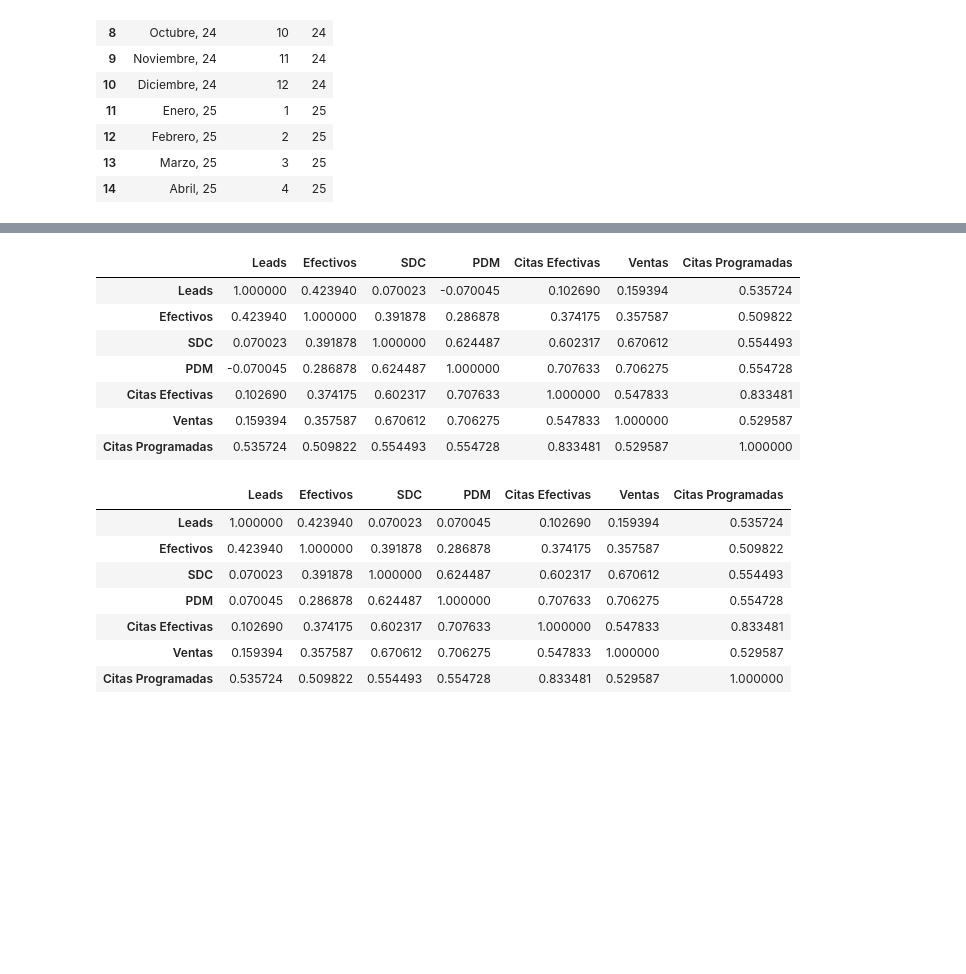
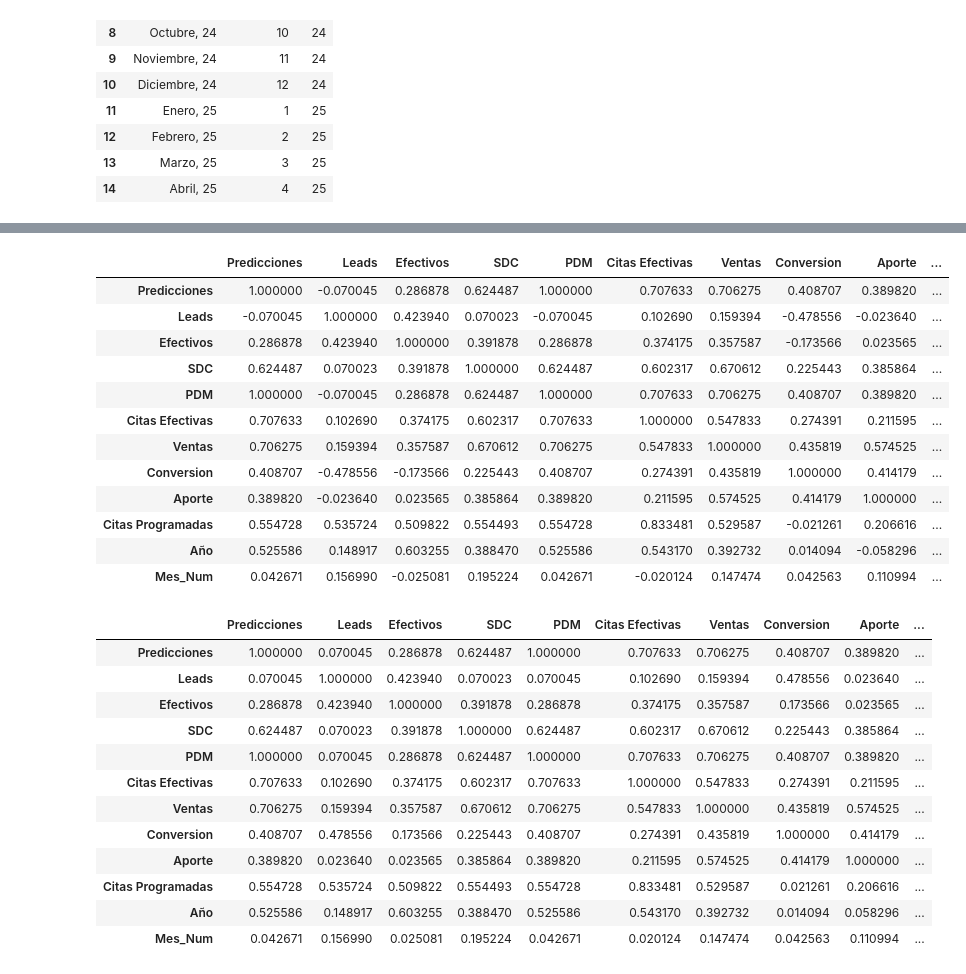
Before and after one commit to DavidMazonJuarez08/Regresion-Lineal-Simple, a Jupyter notebook: Limpieza_Principales_Canales_Regresión.ipynb, the cells around one changed output, grey strips where cells are left out. Saved outputs shown, nothing was run; the diff lists cells and outputs as text; code cells hidden in the pictures; blank space fills up the shorter version.

```diff
--- a/Limpieza_Principales_Canales_Regresión.ipynb
+++ b/Limpieza_Principales_Canales_Regresión.ipynb
@@ -231,0 +313,6 @@ data[['Mes', 'Mes_Num', 'Año']].head(15)
+# %%
+# Agregamos la columna de predicciones al DataFrame
+
+data.insert(0, 'Predicciones', y_pred)
+
+data
@@ -232,11 +362,7 @@ data[['Mes', 'Mes_Num', 'Año']].head(15)
 # %%
-# Seleccionamos las variables para el análisis de correlación
-variables_analisis = data[
-    ['Leads',
-     'Efectivos',
-     'SDC',
-     'PDM',
-     'Citas Efectivas',
-     'Ventas',
-     'Citas Programadas']
-]
+# Seleccionamos únicamente las variables numéricas
+# para realizar el análisis de correlaciones
+
+data_num = data.select_dtypes(include=np.number)
+
+data_num
@@ -243,26 +390,40 @@ variables_analisis = data[
 # %%
-# Encontramos las correlaciones entre las variables
-Corr_Factors = variables_analisis.corr()
+# Calculamos la matriz de correlaciones
+
+Corr_Factors = data_num.corr()
+
 Corr_Factors
 # %% [output]
-|  | Leads | Efectivos | SDC | PDM | Citas Efectivas | Ventas | Citas Programadas |
-| Leads | 1.000000 | 0.423940 | 0.070023 | -0.070045 | 0.102690 | 0.159394 | 0.535724 |
-| Efectivos | 0.423940 | 1.000000 | 0.391878 | 0.286878 | 0.374175 | 0.357587 | 0.509822 |
-| SDC | 0.070023 | 0.391878 | 1.000000 | 0.624487 | 0.602317 | 0.670612 | 0.554493 |
-| PDM | -0.070045 | 0.286878 | 0.624487 | 1.000000 | 0.707633 | 0.706275 | 0.554728 |
-| Citas Efectivas | 0.102690 | 0.374175 | 0.602317 | 0.707633 | 1.000000 | 0.547833 | 0.833481 |
-| Ventas | 0.159394 | 0.357587 | 0.670612 | 0.706275 | 0.547833 | 1.000000 | 0.529587 |
-| Citas Programadas | 0.535724 | 0.509822 | 0.554493 | 0.554728 | 0.833481 | 0.529587 | 1.000000 |
+|  | Predicciones | Leads | Efectivos | SDC | PDM | Citas Efectivas | Ventas | Conversion | Aporte | ... |
+| Predicciones | 1.000000 | -0.070045 | 0.286878 | 0.624487 | 1.000000 | 0.707633 | 0.706275 | 0.408707 | 0.389820 | ... |
+| Leads | -0.070045 | 1.000000 | 0.423940 | 0.070023 | -0.070045 | 0.102690 | 0.159394 | -0.478556 | -0.023640 | ... |
+| Efectivos | 0.286878 | 0.423940 | 1.000000 | 0.391878 | 0.286878 | 0.374175 | 0.357587 | -0.173566 | 0.023565 | ... |
+| SDC | 0.624487 | 0.070023 | 0.391878 | 1.000000 | 0.624487 | 0.602317 | 0.670612 | 0.225443 | 0.385864 | ... |
+| PDM | 1.000000 | -0.070045 | 0.286878 | 0.624487 | 1.000000 | 0.707633 | 0.706275 | 0.408707 | 0.389820 | ... |
+| Citas Efectivas | 0.707633 | 0.102690 | 0.374175 | 0.602317 | 0.707633 | 1.000000 | 0.547833 | 0.274391 | 0.211595 | ... |
+| Ventas | 0.706275 | 0.159394 | 0.357587 | 0.670612 | 0.706275 | 0.547833 | 1.000000 | 0.435819 | 0.574525 | ... |
+| Conversion | 0.408707 | -0.478556 | -0.173566 | 0.225443 | 0.408707 | 0.274391 | 0.435819 | 1.000000 | 0.414179 | ... |
+| Aporte | 0.389820 | -0.023640 | 0.023565 | 0.385864 | 0.389820 | 0.211595 | 0.574525 | 0.414179 | 1.000000 | ... |
+| Citas Programadas | 0.554728 | 0.535724 | 0.509822 | 0.554493 | 0.554728 | 0.833481 | 0.529587 | -0.021261 | 0.206616 | ... |
+| Año | 0.525586 | 0.148917 | 0.603255 | 0.388470 | 0.525586 | 0.543170 | 0.392732 | 0.014094 | -0.058296 | ... |
+| Mes_Num | 0.042671 | 0.156990 | -0.025081 | 0.195224 | 0.042671 | -0.020124 | 0.147474 | 0.042563 | 0.110994 | ... |
 # %%
 # Obtenemos el valor absoluto de las correlaciones
+
 Corr_Factors1 = abs(Corr_Factors)
+
 Corr_Factors1
 # %% [output]
-|  | Leads | Efectivos | SDC | PDM | Citas Efectivas | Ventas | Citas Programadas |
-| Leads | 1.000000 | 0.423940 | 0.070023 | 0.070045 | 0.102690 | 0.159394 | 0.535724 |
-| Efectivos | 0.423940 | 1.000000 | 0.391878 | 0.286878 | 0.374175 | 0.357587 | 0.509822 |
-| SDC | 0.070023 | 0.391878 | 1.000000 | 0.624487 | 0.602317 | 0.670612 | 0.554493 |
-| PDM | 0.070045 | 0.286878 | 0.624487 | 1.000000 | 0.707633 | 0.706275 | 0.554728 |
-| Citas Efectivas | 0.102690 | 0.374175 | 0.602317 | 0.707633 | 1.000000 | 0.547833 | 0.833481 |
-| Ventas | 0.159394 | 0.357587 | 0.670612 | 0.706275 | 0.547833 | 1.000000 | 0.529587 |
-| Citas Programadas | 0.535724 | 0.509822 | 0.554493 | 0.554728 | 0.833481 | 0.529587 | 1.000000 |
+|  | Predicciones | Leads | Efectivos | SDC | PDM | Citas Efectivas | Ventas | Conversion | Aporte | ... |
+| Predicciones | 1.000000 | 0.070045 | 0.286878 | 0.624487 | 1.000000 | 0.707633 | 0.706275 | 0.408707 | 0.389820 | ... |
+| Leads | 0.070045 | 1.000000 | 0.423940 | 0.070023 | 0.070045 | 0.102690 | 0.159394 | 0.478556 | 0.023640 | ... |
+| Efectivos | 0.286878 | 0.423940 | 1.000000 | 0.391878 | 0.286878 | 0.374175 | 0.357587 | 0.173566 | 0.023565 | ... |
+| SDC | 0.624487 | 0.070023 | 0.391878 | 1.000000 | 0.624487 | 0.602317 | 0.670612 | 0.225443 | 0.385864 | ... |
+| PDM | 1.000000 | 0.070045 | 0.286878 | 0.624487 | 1.000000 | 0.707633 | 0.706275 | 0.408707 | 0.389820 | ... |
+| Citas Efectivas | 0.707633 | 0.102690 | 0.374175 | 0.602317 | 0.707633 | 1.000000 | 0.547833 | 0.274391 | 0.211595 | ... |
+| Ventas | 0.706275 | 0.159394 | 0.357587 | 0.670612 | 0.706275 | 0.547833 | 1.000000 | 0.435819 | 0.574525 | ... |
+| Conversion | 0.408707 | 0.478556 | 0.173566 | 0.225443 | 0.408707 | 0.274391 | 0.435819 | 1.000000 | 0.414179 | ... |
+| Aporte | 0.389820 | 0.023640 | 0.023565 | 0.385864 | 0.389820 | 0.211595 | 0.574525 | 0.414179 | 1.000000 | ... |
+| Citas Programadas | 0.554728 | 0.535724 | 0.509822 | 0.554493 | 0.554728 | 0.833481 | 0.529587 | 0.021261 | 0.206616 | ... |
+| Año | 0.525586 | 0.148917 | 0.603255 | 0.388470 | 0.525586 | 0.543170 | 0.392732 | 0.014094 | 0.058296 | ... |
+| Mes_Num | 0.042671 | 0.156990 | 0.025081 | 0.195224 | 0.042671 | 0.020124 | 0.147474 | 0.042563 | 0.110994 | ... |
```
Also changed, not shown: parts of 28 cells of this notebook, 3 other files.
